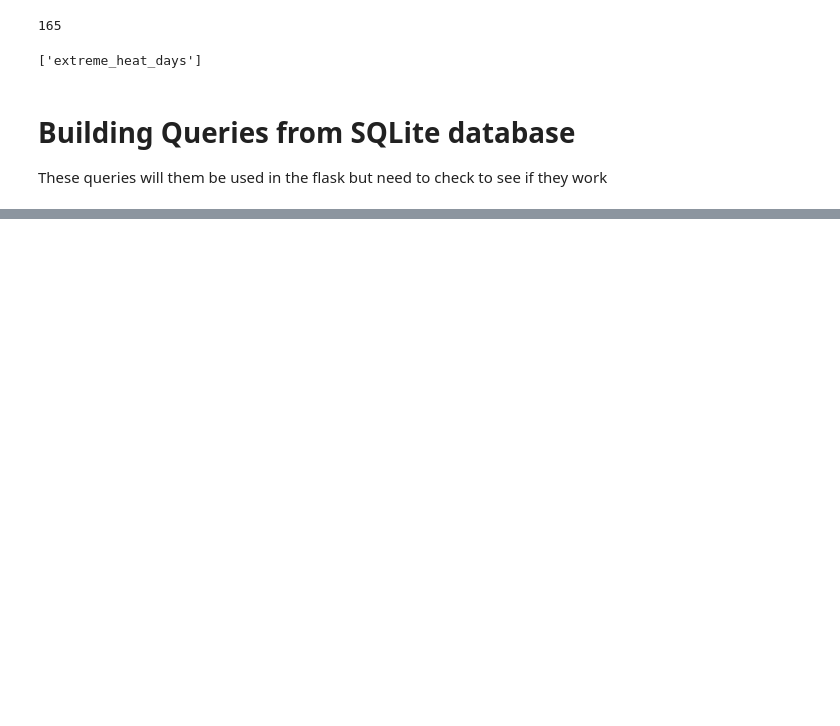
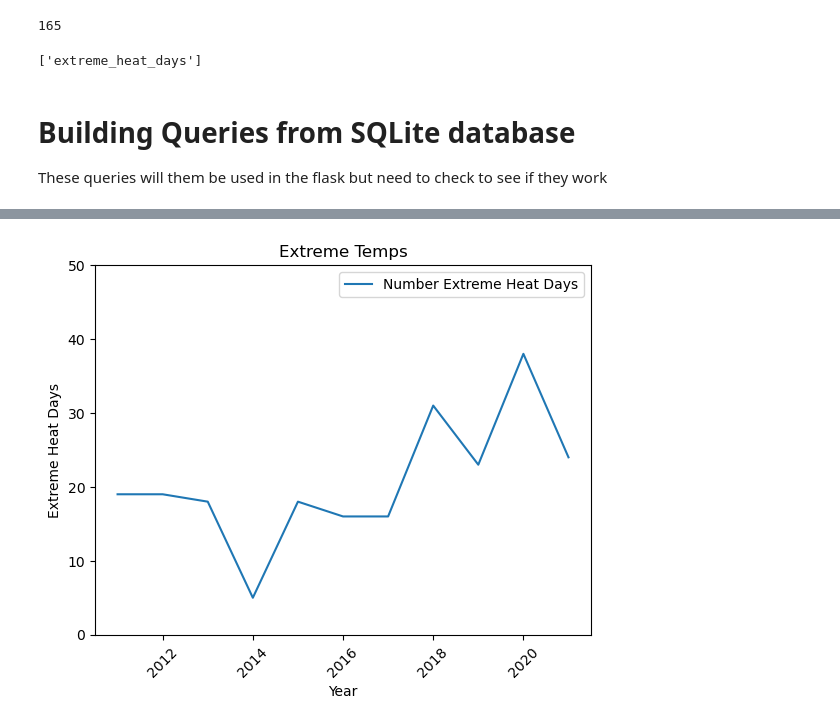
Before and after one commit to NoelleMtz/Project3_AZHeat, a Jupyter notebook: group_notebook.ipynb, the cells around one changed output, grey strips where cells are left out. Saved outputs shown, nothing was run; the diff lists cells and outputs as text; code cells hidden in the pictures; blank space fills up the shorter version.

```diff
--- a/group_notebook.ipynb
+++ b/group_notebook.ipynb
@@ -215,0 +255,7 @@ ArgumentError: Column expression or FROM clause expected, got 0      2011
+# %%
+### Get Apache data
+Apache_ehd = session.query(ExHt.year, ExHt.ext_heat_days ).\
+    filter(ExHt.county == 'Apache').\
+    order_by(ExHt.year).all()
+
+pprint(Apache_ehd)
@@ -215,0 +328,7 @@ ArgumentError: Column expression or FROM clause expected, got 0      2011
+# %%
+# Save the query results as a Pandas DataFrame. Explicitly set the column names
+Apache_ehd = pd.DataFrame(Apache_ehd, columns = ["Year", "Number Extreme Heat Days"])
+# %%
+# Sort the dataframe by date
+Apache_ehd = Apache_ehd.sort_values(by=["Year"])
+Apache_ehd
@@ -215,0 +354,3 @@ ArgumentError: Column expression or FROM clause expected, got 0      2011
+# %%
+Apache_ehd['Year'] = Apache_ehd['Year'].astype('int')
+Apache_ehd.set_index('Year', inplace=True)
@@ -215,0 +373,13 @@ ArgumentError: Column expression or FROM clause expected, got 0      2011
+# %%
+# Use Pandas Plotting with Matplotlib to plot the data
+## Create the first bar chart with the Pandas DataFrame.plot() method.
+apache_plot  = Apache_ehd.plot(ylim=(0,50), title = "Extreme Temps", rot = 45)
+
+# Give our chart some labels and a tile
+apache_plot.set_xlabel("Year")
+apache_plot.set_ylabel("Extreme Heat Days")
+
+#plt.savefig("Images/precipitation_bar.png")
+plt.show()
+# %% [output]
+[figure, added]
```
Also changed, not shown: parts of 32 cells of this notebook, 3 other files.
